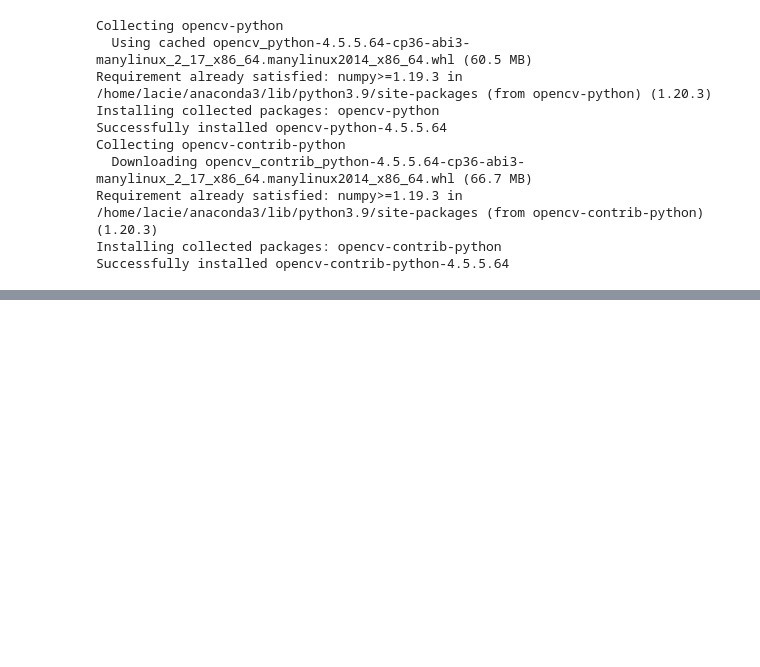
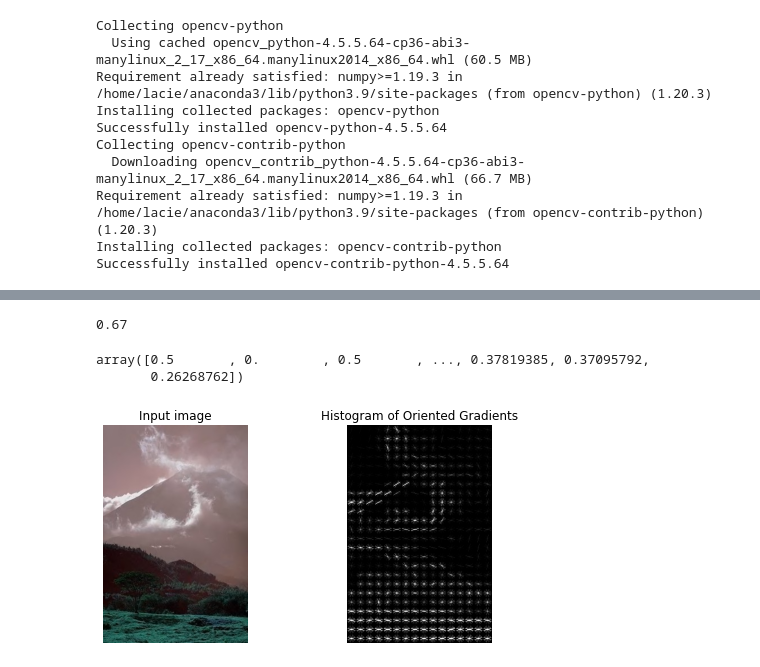
Before and after one commit to lacie-life/MasterStudy, a Jupyter notebook: ComputerVision/BoVW.ipynb, the cells around one changed output, grey strips where cells are left out. Saved outputs shown, nothing was run; the diff lists cells and outputs as text; code cells hidden in the pictures; blank space fills up the shorter version.

```diff
--- a/ComputerVision/BoVW.ipynb
+++ b/ComputerVision/BoVW.ipynb
@@ -24,0 +128,22 @@ Successfully installed opencv-contrib-python-4.5.5.64
+# %%
+## Do the same with test image:
+
+kmeans.verbose = False
+
+test_img_bow = []
+
+for image in test_image_list:
+    img = cv2.imread(image)
+    kp, des = sift.detectAndCompute(img, None) # kp: keypoint, des: descriptors
+
+    histo = np.zeros(Number_code_words) #
+    nkp = np.size(kp)  #nkp: number of keypoints
+
+    for d in des:
+        idx = kmeans.predict([d])
+        histo[idx] += 1
+
+    histo=np.array(histo) # chuyen ve dang vector numpy
+    histo=histo/nkp # normalized
+
+    test_img_bow.append(histo)
@@ -24,0 +208,36 @@ Successfully installed opencv-contrib-python-4.5.5.64
+# %%
+res=mlp.predict(Testbow)
+accuracy = sum(res==test_id)/len(test_id)
+accuracy
+# %% [output]
+0.67
+# %%
+import matplotlib.pyplot as plt
+
+from skimage.feature import hog
+from skimage import exposure
+
+#For each image:
+fd, hog_image = hog(img, orientations=8, pixels_per_cell=(16, 16),
+                    cells_per_block=(1, 1), visualize=True, multichannel=True)
+# %%
+fd
+# %% [output]
+array([0.5       , 0.        , 0.5       , ..., 0.37819385, 0.37095792,
+       0.26268762])
+# %%
+fig, (ax1, ax2) = plt.subplots(1, 2, figsize=(8, 4), sharex=True, sharey=True)
+
+ax1.axis('off')
+ax1.imshow(img, cmap=plt.cm.gray)
+ax1.set_title('Input image')
+
+# Rescale histogram for better display
+hog_image_rescaled = exposure.rescale_intensity(hog_image, in_range=(0, 10))
+
+ax2.axis('off')
+ax2.imshow(hog_image_rescaled, cmap=plt.cm.gray)
+ax2.set_title('Histogram of Oriented Gradients')
+plt.show()
+# %% [output]
+[figure, added]
```
Also changed, not shown: parts of 16 cells of this notebook.
